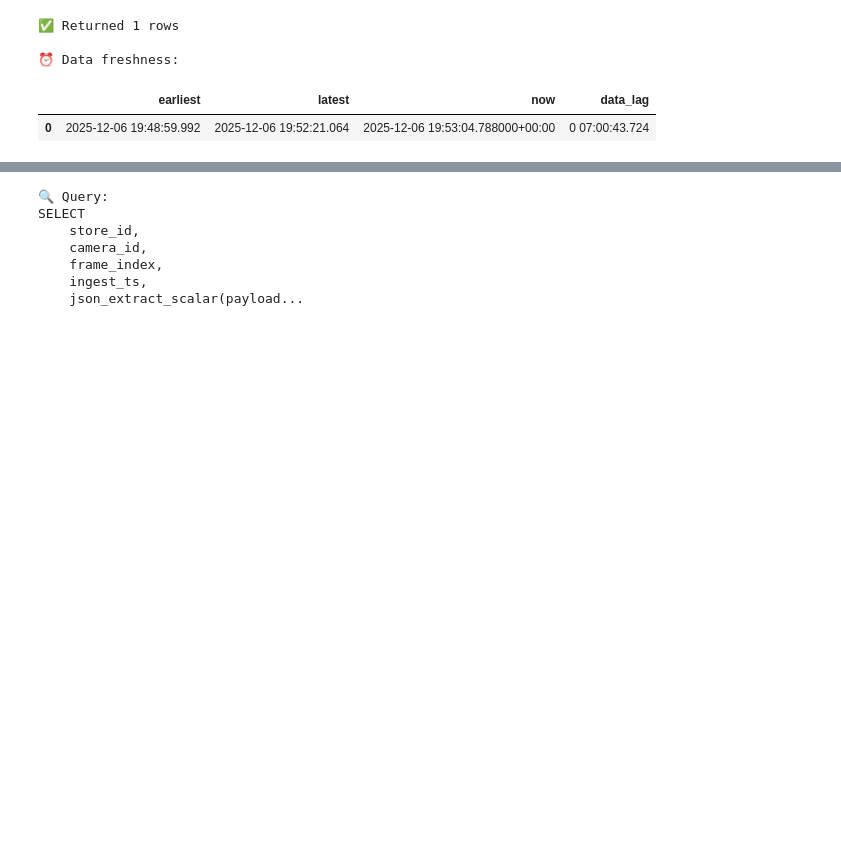
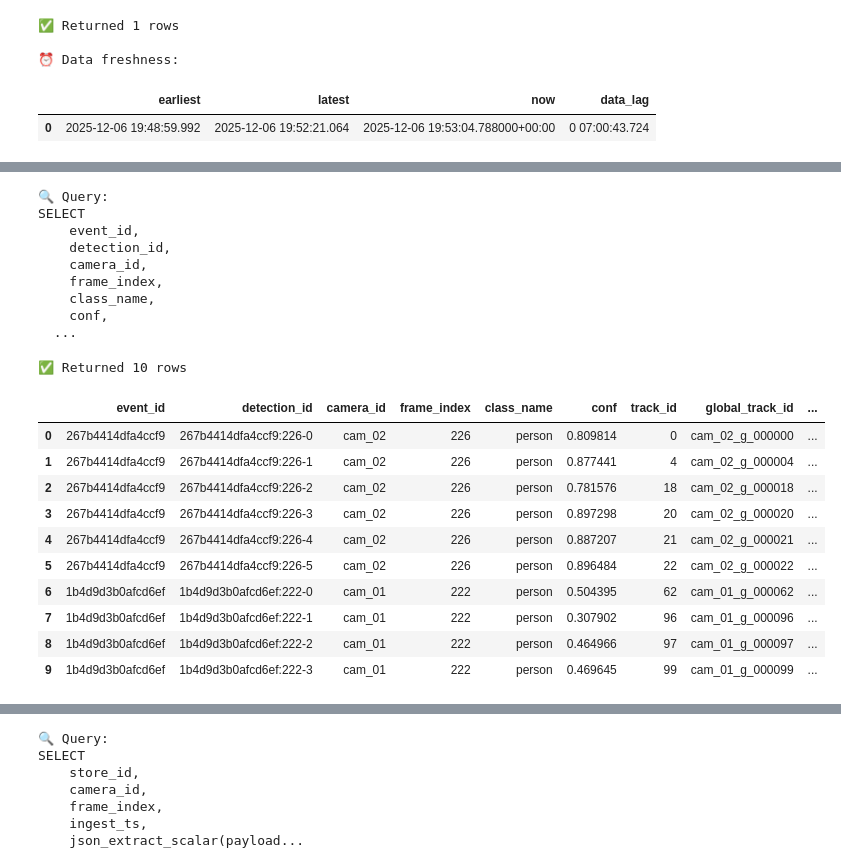
Before and after one commit to hungfnguyen/retail-video-analytics, a Jupyter notebook: notebooks/data_exploration.ipynb, the cells around one changed output, grey strips where cells are left out. Cells and saved outputs as stored; diff of their text form; code cells hidden in the pictures; blank space fills up the shorter version.

```diff
--- a/notebooks/data_exploration.ipynb
+++ b/notebooks/data_exploration.ipynb
@@ -162,0 +161,40 @@ SELECT
+# %%
+query("""
+SELECT
+    event_id,
+    detection_id,
+    camera_id,
+    frame_index,
+    class_name,
+    conf,
+    track_id,
+    global_track_id,
+    anchor_x_norm,
+    anchor_y_norm,
+    primary_zone_id,
+    queue_zone_id
+FROM lakehouse.rva.silver_detections_v2
+LIMIT 10
+""")
+# %% [output]
+🔍 Query:
+SELECT
+    event_id,
+    detection_id,
+    camera_id,
+    frame_index,
+    class_name,
+    conf,
+  ...
+✅ Returned 10 rows
+|  | event_id | detection_id | camera_id | frame_index | class_name | conf | track_id | global_track_id | ... |
+| 0 | 267b4414dfa4ccf9 | 267b4414dfa4ccf9:226-0 | cam_02 | 226 | person | 0.809814 | 0 | cam_02_g_000000 | ... |
+| 1 | 267b4414dfa4ccf9 | 267b4414dfa4ccf9:226-1 | cam_02 | 226 | person | 0.877441 | 4 | cam_02_g_000004 | ... |
+| 2 | 267b4414dfa4ccf9 | 267b4414dfa4ccf9:226-2 | cam_02 | 226 | person | 0.781576 | 18 | cam_02_g_000018 | ... |
+| 3 | 267b4414dfa4ccf9 | 267b4414dfa4ccf9:226-3 | cam_02 | 226 | person | 0.897298 | 20 | cam_02_g_000020 | ... |
+| 4 | 267b4414dfa4ccf9 | 267b4414dfa4ccf9:226-4 | cam_02 | 226 | person | 0.887207 | 21 | cam_02_g_000021 | ... |
+| 5 | 267b4414dfa4ccf9 | 267b4414dfa4ccf9:226-5 | cam_02 | 226 | person | 0.896484 | 22 | cam_02_g_000022 | ... |
+| 6 | 1b4d9d3b0afcd6ef | 1b4d9d3b0afcd6ef:222-0 | cam_01 | 222 | person | 0.504395 | 62 | cam_01_g_000062 | ... |
+| 7 | 1b4d9d3b0afcd6ef | 1b4d9d3b0afcd6ef:222-1 | cam_01 | 222 | person | 0.307902 | 96 | cam_01_g_000096 | ... |
+| 8 | 1b4d9d3b0afcd6ef | 1b4d9d3b0afcd6ef:222-2 | cam_01 | 222 | person | 0.464966 | 97 | cam_01_g_000097 | ... |
+| 9 | 1b4d9d3b0afcd6ef | 1b4d9d3b0afcd6ef:222-3 | cam_01 | 222 | person | 0.469645 | 99 | cam_01_g_000099 | ... |
```
Also changed, not shown: parts of 9 cells of this notebook, 7 other files.
